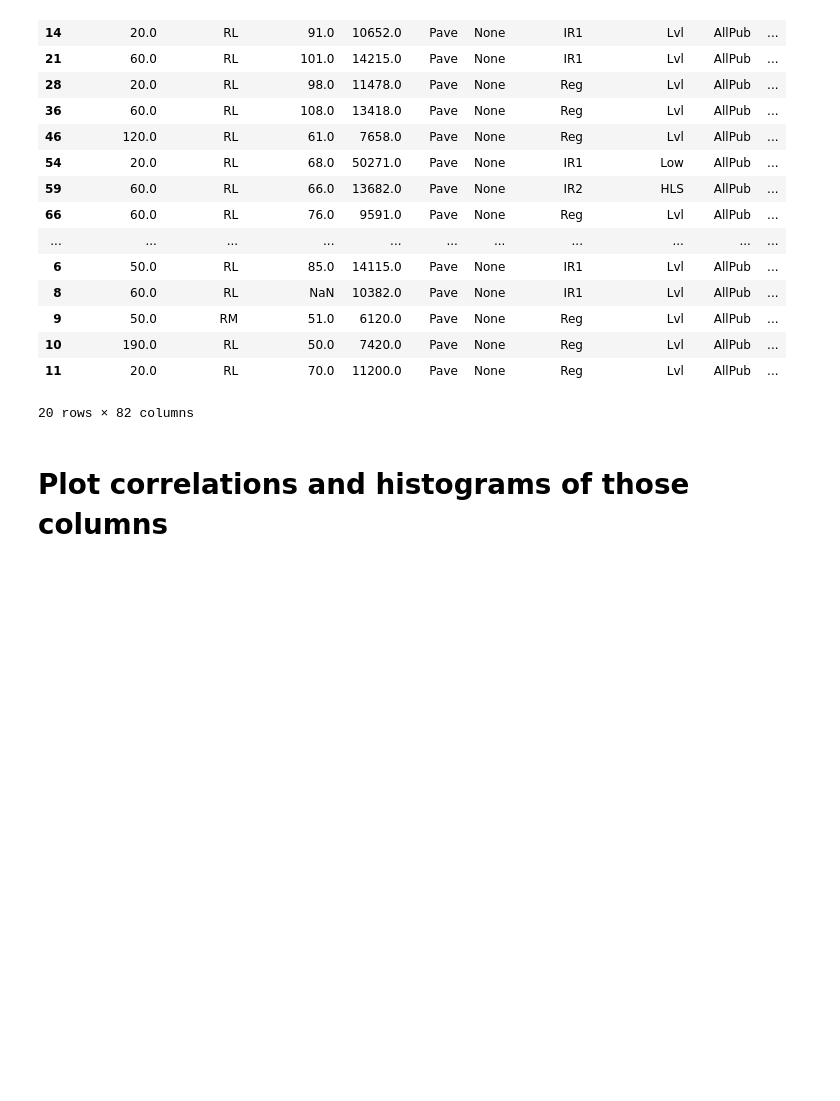
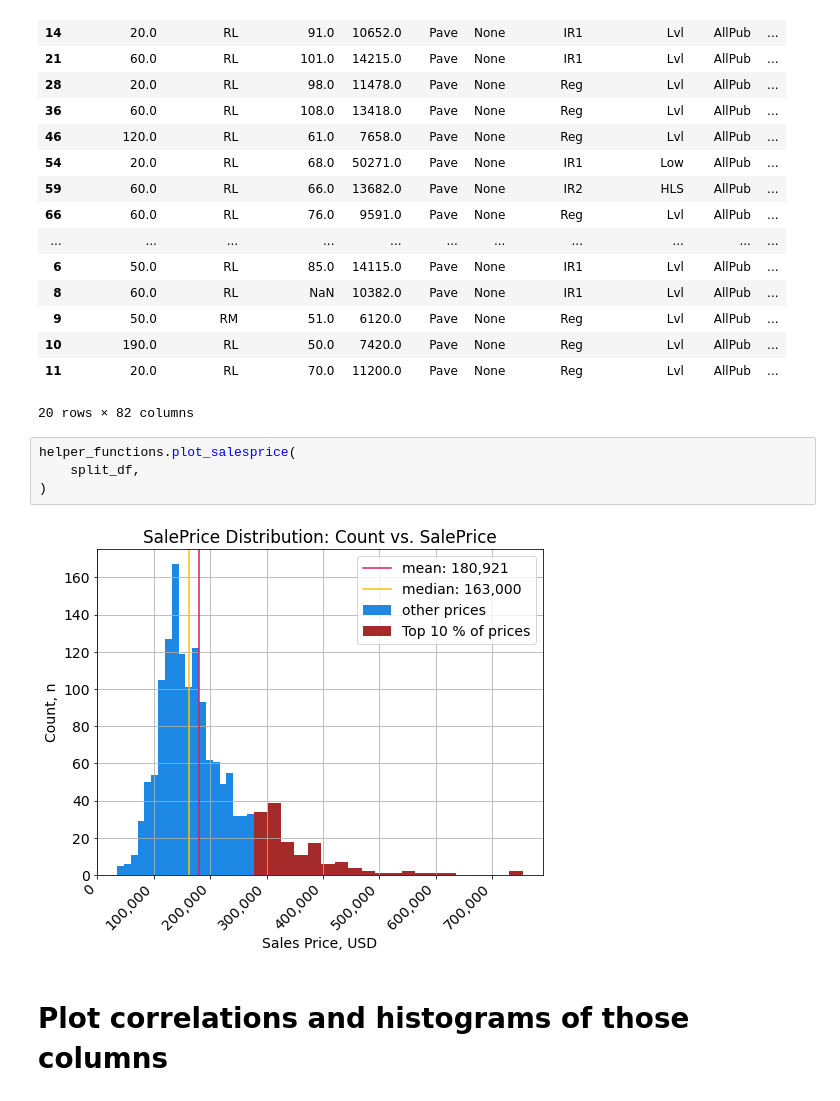
Before and after one commit to carpentries-incubator/high-dimensional-analysis-in-python, a Jupyter notebook: _episodes/high_dimensional_stats_day_1-E2-EDA.ipynb, the cells around one changed output. Saved outputs shown, nothing was run; the diff lists cells and outputs as text; blank space fills up the shorter version.

```diff
--- a/_episodes/high_dimensional_stats_day_1-E2-EDA.ipynb
+++ b/_episodes/high_dimensional_stats_day_1-E2-EDA.ipynb
@@ -256,6 +280,12 @@ pd.concat([
 | 10 | 190.0 | RL | 50.0 | 7420.0 | Pave | None | Reg | Lvl | AllPub | ... |
 | 11 | 20.0 | RL | 70.0 | 11200.0 | Pave | None | Reg | Lvl | AllPub | ... |
 20 rows × 82 columns
+# %%
+helper_functions.plot_salesprice(
+    split_df,
+)
+# %% [output]
+[figure, added]
 # %% [markdown]
 # Plot correlations and histograms of those columns
 # %% [markdown]
```
Also changed, not shown: parts of 24 cells of this notebook.
